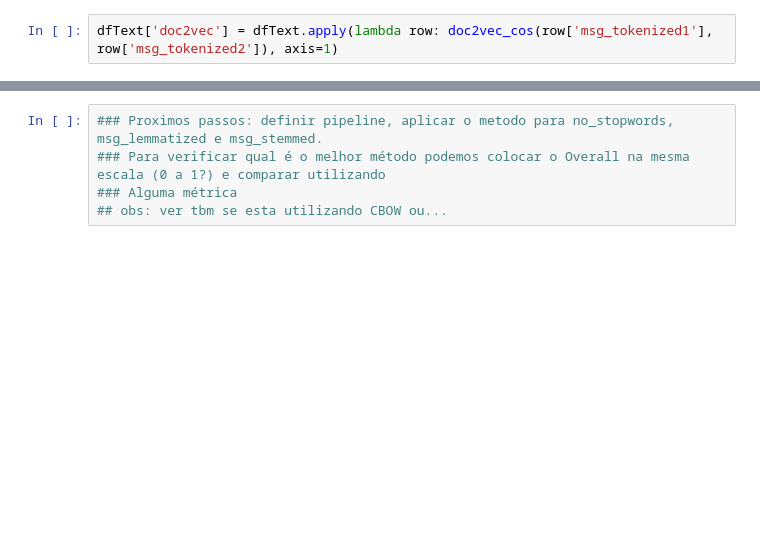
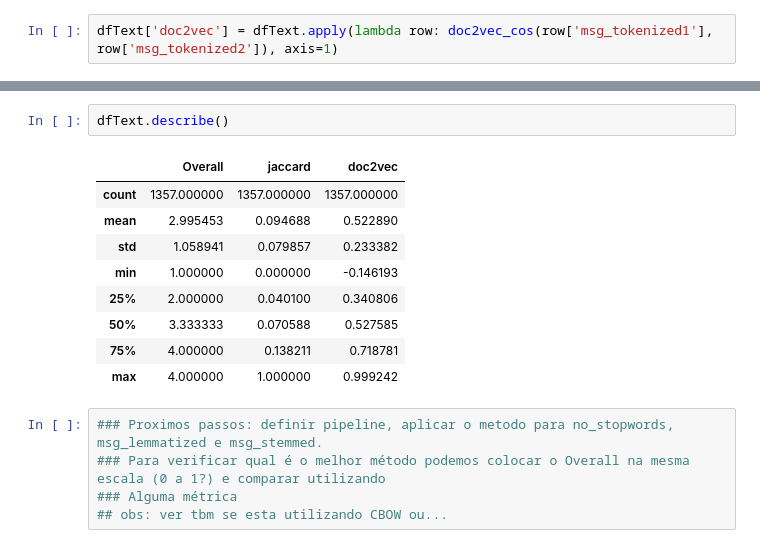
Before and after one commit to mariamaOlive/projeto2-nlp-sidi-residencia, a Jupyter notebook: preprocessing.ipynb, the cells around one changed output, grey strips where cells are left out. Saved outputs shown, nothing was run; the diff lists cells and outputs as text; blank space fills up the shorter version.

```diff
--- a/preprocessing.ipynb
+++ b/preprocessing.ipynb
@@ -372,3 +374,15 @@ dfText[['doc2vec', 'Overall']].head(20)
+# %%
+dfText.describe()
+# %% [output]
+|  | Overall | jaccard | doc2vec |
+| count | 1357.000000 | 1357.000000 | 1357.000000 |
+| mean | 2.995453 | 0.094688 | 0.522890 |
+| std | 1.058941 | 0.079857 | 0.233382 |
+| min | 1.000000 | 0.000000 | -0.146193 |
+| 25% | 2.000000 | 0.040100 | 0.340806 |
+| 50% | 3.333333 | 0.070588 | 0.527585 |
+| 75% | 4.000000 | 0.138211 | 0.718781 |
+| max | 4.000000 | 1.000000 | 0.999242 |
 # %%
 ### Proximos passos: definir pipeline, aplicar o metodo para no_stopwords, msg_lemmatized e msg_stemmed.
 ### Para verificar qual é o melhor método podemos colocar o Overall na mesma escala (0 a 1?) e comparar utilizando
```
Also changed, not shown: parts of 5 cells of this notebook, 1 other file.
